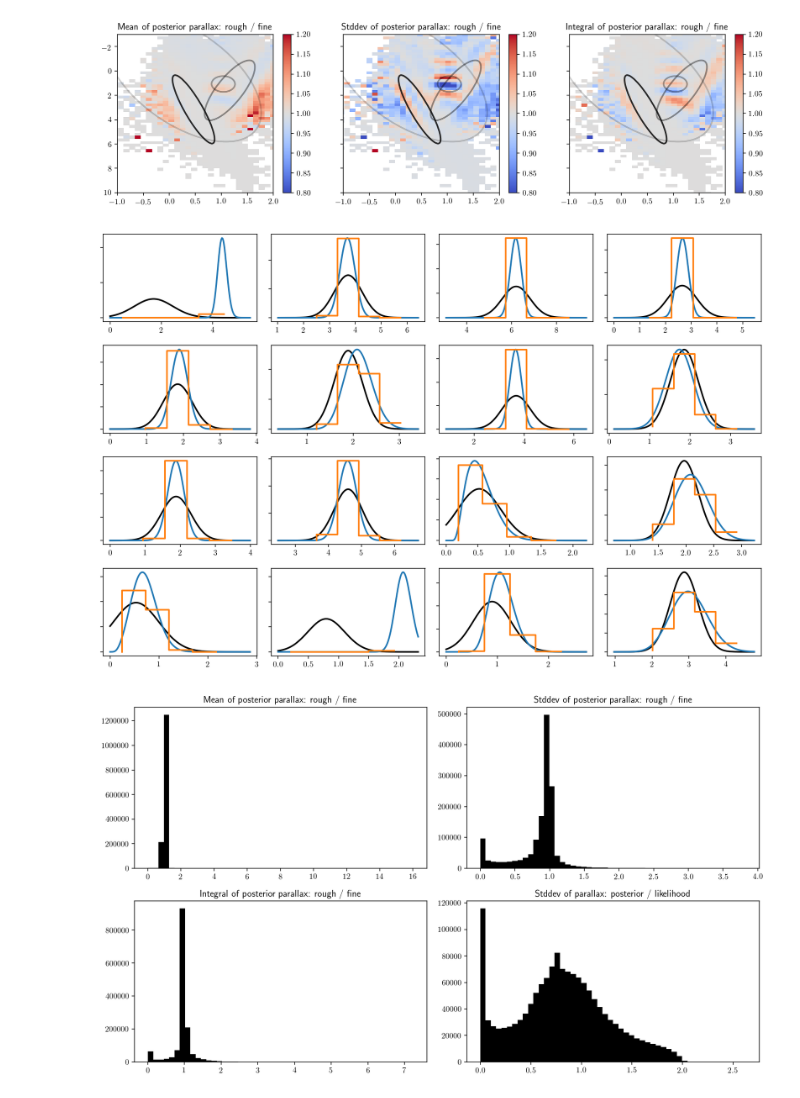
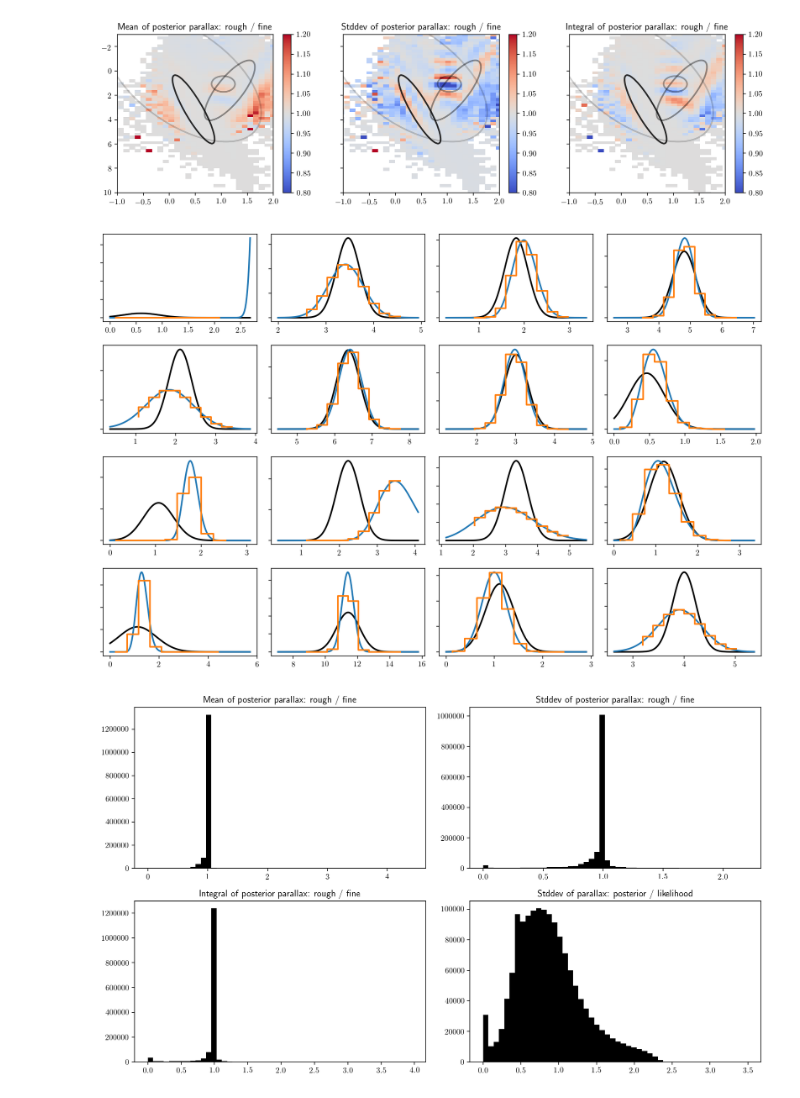
Before and after one commit to errai34/Starlight, a Jupyter notebook: notebooks/Optimized parallax marginalization grid.ipynb, the cells around one changed output. Saved outputs shown, nothing was run; the diff lists cells and outputs as text; code cells hidden in the pictures.

```diff
--- a/notebooks/Optimized parallax marginalization grid.ipynb
+++ b/notebooks/Optimized parallax marginalization grid.ipynb
@@ -317,7 +317,7 @@ fig.tight_layout()
 nbins = 1
 vxyz_amps = np.array([1.0])
 vxyz_mus = [np.array([5.5, -6.9, -9.2])]
-vxyz_covars = [np.matrix([[700., -110., 60],[-110, 200, 25],[60, -110, 143]])]
+vxyz_covars = [np.matrix([[700., -110., 60],[-110, 200, 25],[60, 25, 143]])]
 # %%
 # Define the v(r, alpha, delta) to v(x, y, z) matrix projection
 # following Bovy, Hogg and Roweis 2009
@@ -389,13 +389,12 @@ def margLike_fast( # This is for *one* star
             * np.exp(-0.5*np.sum(delta[:, :]*np.linalg.solve(comp_covar, delta[:, :]), axis=1))
     return newlikeevals
 # %%
-
 from starlight.models_cy import varpipm_likelihood_velocitybinmarg
 
-sigma_fine = 5
-sigma_rough = 3
+sigma_fine = 6
+sigma_rough = 4
 ngrid_fine = 200
-ngrid_rough = 5
+ngrid_rough = 10
 
 varpis_minmax_fine = np.zeros((sel.size, 2))
 varpis_minmax_rough = np.zeros((sel.size, 2))
@@ -425,34 +424,34 @@ for o, s in enumerate(sel2):
         varpigrid_rough, pms_ra[o], pms_dec[o], obsvarpis[o],
         mus_varpi_covar[o, :, :], ras[o], decs[o],
         vxyz_amps, vxyz_mus, vxyz_covars)
 
     if varpifullposteriorgrid_rough.sum() > 0:
         varpifullposterior_rough_meanvarint[o, 0] = np.average(varpigrid_rough, weights=varpifullposteriorgrid_rough)
         varpifullposterior_rough_meanvarint[o, 1] = np.average((varpigrid_rough - varpifullposterior_rough_meanvarint[o, 0])**2.0,
                                                             weights=varpifullposteriorgrid_rough)
         varpifullposterior_rough_meanvarint[o, 2] = np.sum(varpifullposteriorgrid_rough) * (varpigrid_rough[1] - varpigrid_rough[0])
 
     if varpifullposteriorgrid_fine.sum() > 0:
         varpifullposterior_fine_meanvarint[o, 0] = np.average(varpigrid_fine, weights=varpifullposteriorgrid_fine)
         varpifullposterior_fine_meanvarint[o, 1] = np.average((varpigrid_fine - varpifullposterior_fine_meanvarint[o, 0])**2.0,
                                                             weights=varpifullposteriorgrid_fine)
         varpifullposterior_fine_meanvarint[o, 2] = np.sum(varpifullposteriorgrid_fine) * (varpigrid_fine[1] - varpigrid_fine[0])
 
     if o < axs.size:
         varpilikelihoodgrid_fine /= np.trapz(varpilikelihoodgrid_fine, x=varpigrid_fine)
         varpifullposteriorgrid_rough /= np.trapz(varpifullposteriorgrid_fine, x=varpigrid_fine)
         varpifullposteriorgrid_fine /= np.trapz(varpifullposteriorgrid_fine, x=varpigrid_fine)
         axs[o].plot(varpigrid_fine, varpilikelihoodgrid_fine)
         axs[o].plot(varpigrid_fine, varpifullposteriorgrid_fine)
         dv = varpigrid_rough[1] - varpigrid_rough[0]
         axs[o].plot(varpigrid_rough  + dv/2, varpifullposteriorgrid_rough, ls='steps', lw=2)
         axs[o].set_yticklabels([])
     #else:
     #    break
 
 fig.tight_layout()
 # %% [output]
-[figure, old version]
+[figure, new version]
 # %%
 fig, axs = plt.subplots(2, 2, figsize=(12, 7))
 axs = axs.ravel()
@@ -469,4 +468,4 @@ axs[3].set_title('Stddev of parallax: posterior / likelihood')
 axs[3].hist(varpifullposterior_rough_meanvarint[:, 1]**0.5 / obsvarpis_err[sel2], 50)
 fig.tight_layout()
 # %% [output]
-[figure, old version]
+[figure, new version]
```
Also changed, not shown: parts of 1 cell of this notebook.
